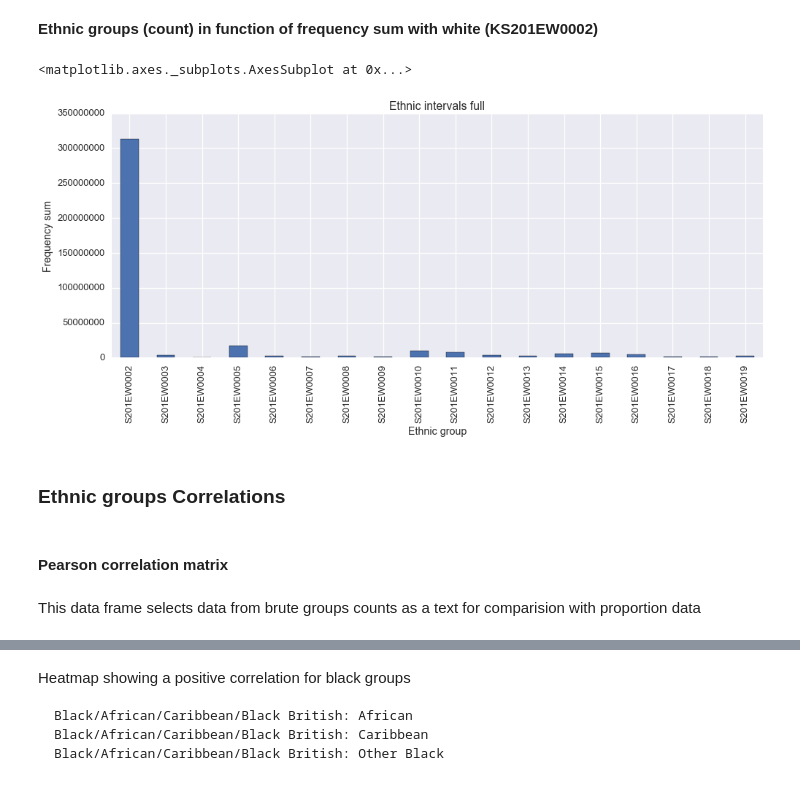
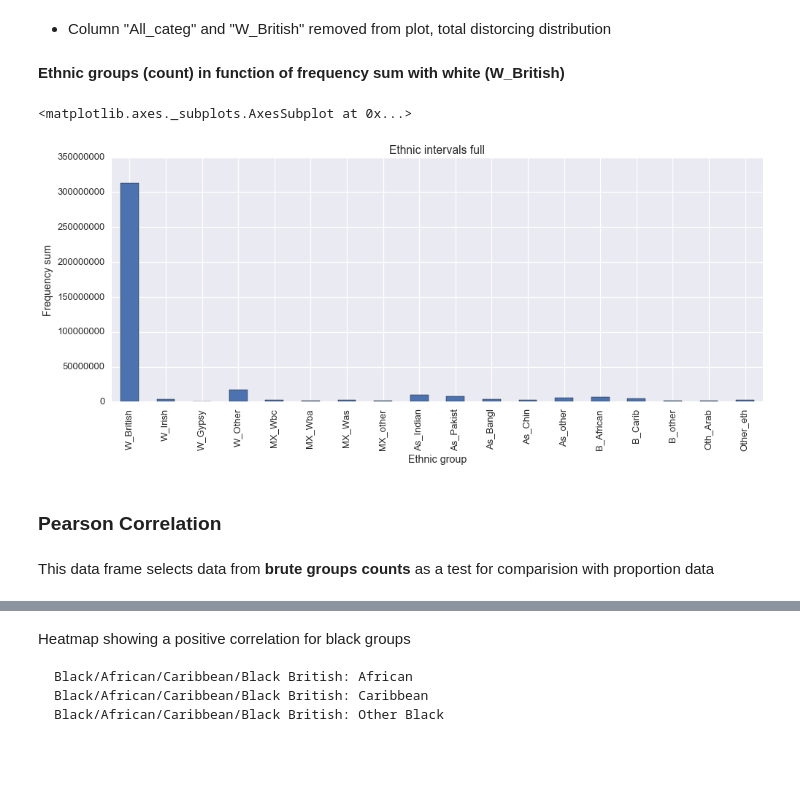
Before and after one commit to sandrofsousa/Resolution, a Jupyter notebook: Histograms - London.ipynb, the cells around one changed output, grey strips where cells are left out. Drawn from its saved outputs; the diff is of its cells as text; code cells hidden in the pictures; blank space fills up the shorter version.

```diff
--- a/Histograms - London.ipynb
+++ b/Histograms - London.ipynb
@@ -96,29 +71,29 @@ S201EW0019	Other ethnic group: Any other ethnic group
+# %% [markdown]
+* Column "All_categ" and "W_British" removed from plot, total distorcing distribution
 # %% [markdown]
-**Ethnic groups (count) in function of frequency sum with white (KS201EW0002)**
+**Ethnic groups (count) in function of frequency sum with white (W_British)**
 # %%
 % matplotlib inline
 
 # slice ethnic columns and sum each column
-ethnic_full = dfce.loc[:,'S201EW0002':'S201EW0019']
+ethnic_full = dfce.loc[:,'W_British':'Other_eth']
 
 sns.set_style("darkgrid")
 sns.set_context("talk", font_scale=1, rc={"lines.linewidth": 1.5})
 plt.figure(facecolor="white", figsize=(16, 6), dpi=300)
 plt.xlabel('Ethnic group')
 plt.ylabel('Frequency sum')
 plt.title('Ethnic intervals full')
 plt.ticklabel_format(style='plain', axis='y')
 
 ethnic_full.sum().plot(kind='bar')
 # %% [output]
 <matplotlib.axes._subplots.AxesSubplot at 0x...>
-[figure, old version]
+[figure, new version]
-# %% [markdown]
-### Ethnic groups Correlations
 # %% [markdown]
-#### Pearson correlation matrix
+### Pearson Correlation
 # %% [markdown]
-This data frame selects data from brute groups counts as a text for comparision with proportion data
+This data frame selects data from **brute groups counts** as a test for comparision with proportion data
 # %%
 # Slice dataframe to get counts columns
 cor_mat_count = ethnic_full.corr()
```
Also changed, not shown: parts of 66 cells of this notebook, 1 other file.
